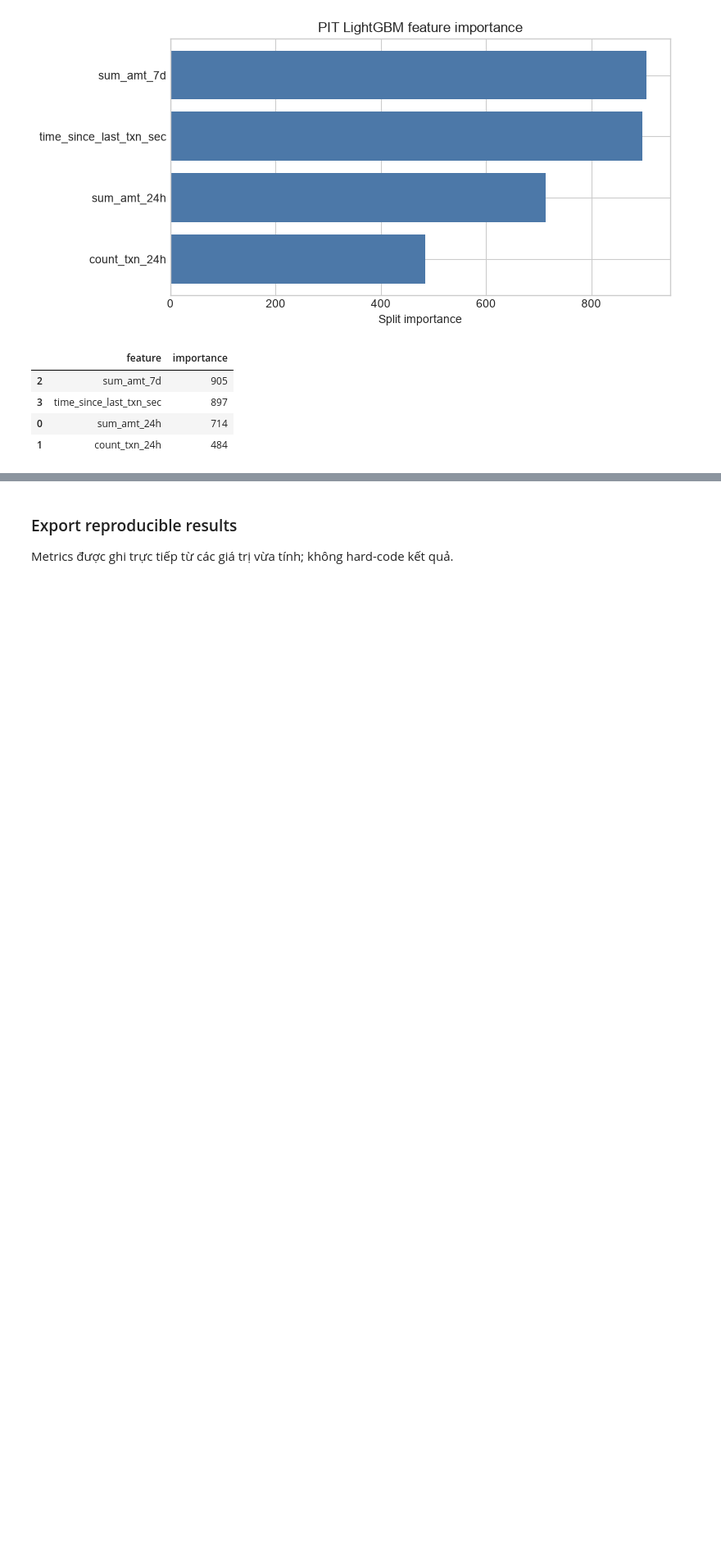
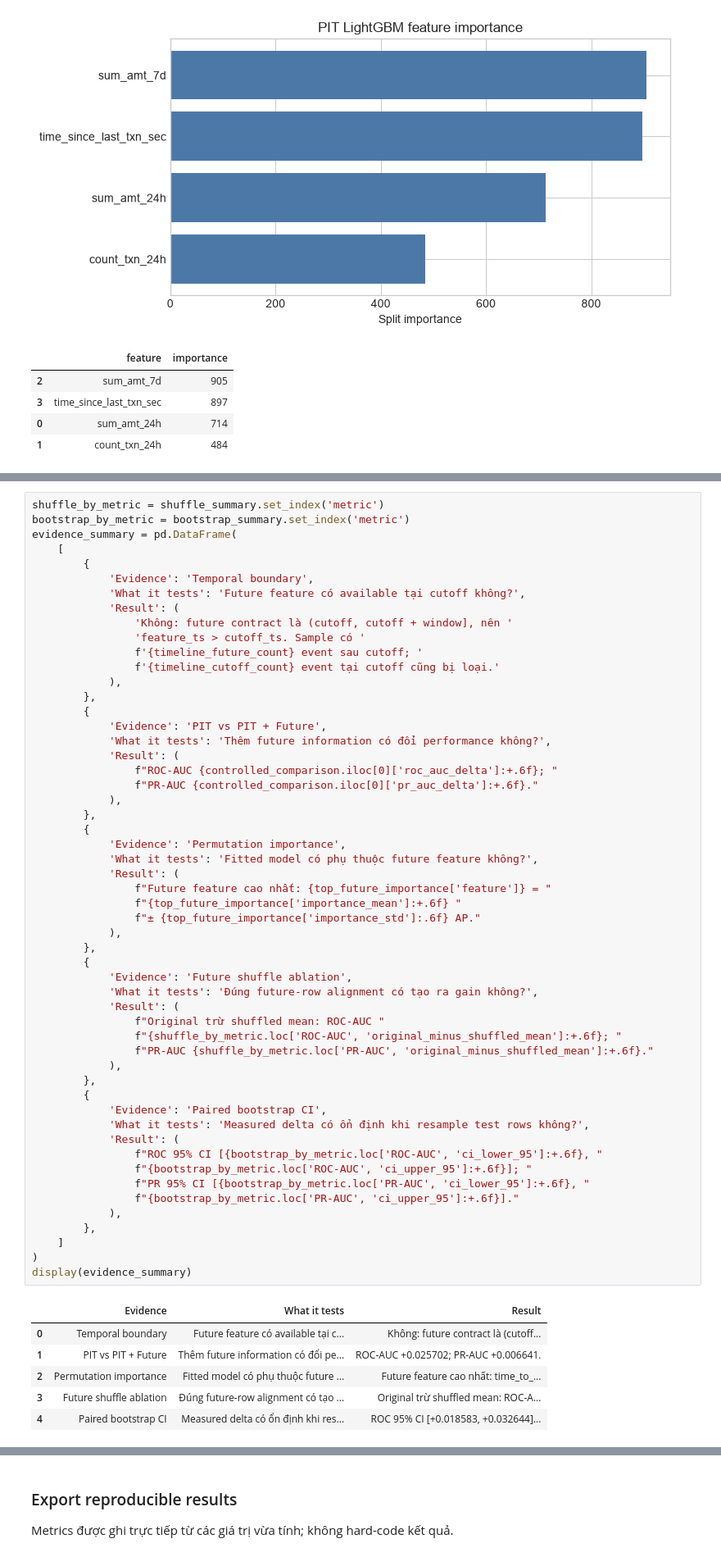
Before and after one commit to ductiens/point-in-time-feature-store, a Jupyter notebook: notebooks/02_leakage_experiment.ipynb, the cells around one changed output, grey strips where cells are left out. Shown at 82% size. Saved outputs shown, nothing was run; the diff lists cells and outputs as text; blank space fills up the shorter version.

```diff
--- a/notebooks/02_leakage_experiment.ipynb
+++ b/notebooks/02_leakage_experiment.ipynb
@@ -401 +902,62 @@ display(pit_importance.sort_values('importance', ascending=False))
+# %%
+shuffle_by_metric = shuffle_summary.set_index('metric')
+bootstrap_by_metric = bootstrap_summary.set_index('metric')
+evidence_summary = pd.DataFrame(
+    [
+        {
+            'Evidence': 'Temporal boundary',
+            'What it tests': 'Future feature có available tại cutoff không?',
+            'Result': (
+                'Không: future contract là (cutoff, cutoff + window], nên '
+                'feature_ts > cutoff_ts. Sample có '
+                f'{timeline_future_count} event sau cutoff; '
+                f'{timeline_cutoff_count} event tại cutoff cũng bị loại.'
+            ),
+        },
+        {
+            'Evidence': 'PIT vs PIT + Future',
+            'What it tests': 'Thêm future information có đổi performance không?',
+            'Result': (
+                f"ROC-AUC {controlled_comparison.iloc[0]['roc_auc_delta']:+.6f}; "
+                f"PR-AUC {controlled_comparison.iloc[0]['pr_auc_delta']:+.6f}."
+            ),
+        },
+        {
+            'Evidence': 'Permutation importance',
+            'What it tests': 'Fitted model có phụ thuộc future feature không?',
+            'Result': (
+                f"Future feature cao nhất: {top_future_importance['feature']} = "
+                f"{top_future_importance['importance_mean']:+.6f} "
+                f"± {top_future_importance['importance_std']:.6f} AP."
+            ),
+        },
+        {
+            'Evidence': 'Future shuffle ablation',
+            'What it tests': 'Đúng future-row alignment có tạo ra gain không?',
+            'Result': (
+                f"Original trừ shuffled mean: ROC-AUC "
+                f"{shuffle_by_metric.loc['ROC-AUC', 'original_minus_shuffled_mean']:+.6f}; "
+                f"PR-AUC {shuffle_by_metric.loc['PR-AUC', 'original_minus_shuffled_mean']:+.6f}."
+            ),
+        },
+        {
+            'Evidence': 'Paired bootstrap CI',
+            'What it tests': 'Measured delta có ổn định khi resample test rows không?',
+            'Result': (
+                f"ROC 95% CI [{bootstrap_by_metric.loc['ROC-AUC', 'ci_lower_95']:+.6f}, "
+                f"{bootstrap_by_metric.loc['ROC-AUC', 'ci_upper_95']:+.6f}]; "
+                f"PR 95% CI [{bootstrap_by_metric.loc['PR-AUC', 'ci_lower_95']:+.6f}, "
+                f"{bootstrap_by_metric.loc['PR-AUC', 'ci_upper_95']:+.6f}]."
+            ),
+        },
+    ]
+)
+display(evidence_summary)
+# %% [output]
+|  | Evidence | What it tests | Result |
+| 0 | Temporal boundary | Future feature có available tại c... | Không: future contract là (cutoff... |
+| 1 | PIT vs PIT + Future | Thêm future information có đổi pe... | ROC-AUC +0.025702; PR-AUC +0.006641. |
+| 2 | Permutation importance | Fitted model có phụ thuộc future ... | Future feature cao nhất: time_to_... |
+| 3 | Future shuffle ablation | Đúng future-row alignment có tạo ... | Original trừ shuffled mean: ROC-A... |
+| 4 | Paired bootstrap CI | Measured delta có ổn định khi res... | ROC 95% CI [+0.018583, +0.032644]... |
 # %% [markdown]
```
Also changed, not shown: parts of 21 cells of this notebook, 1 other file.
